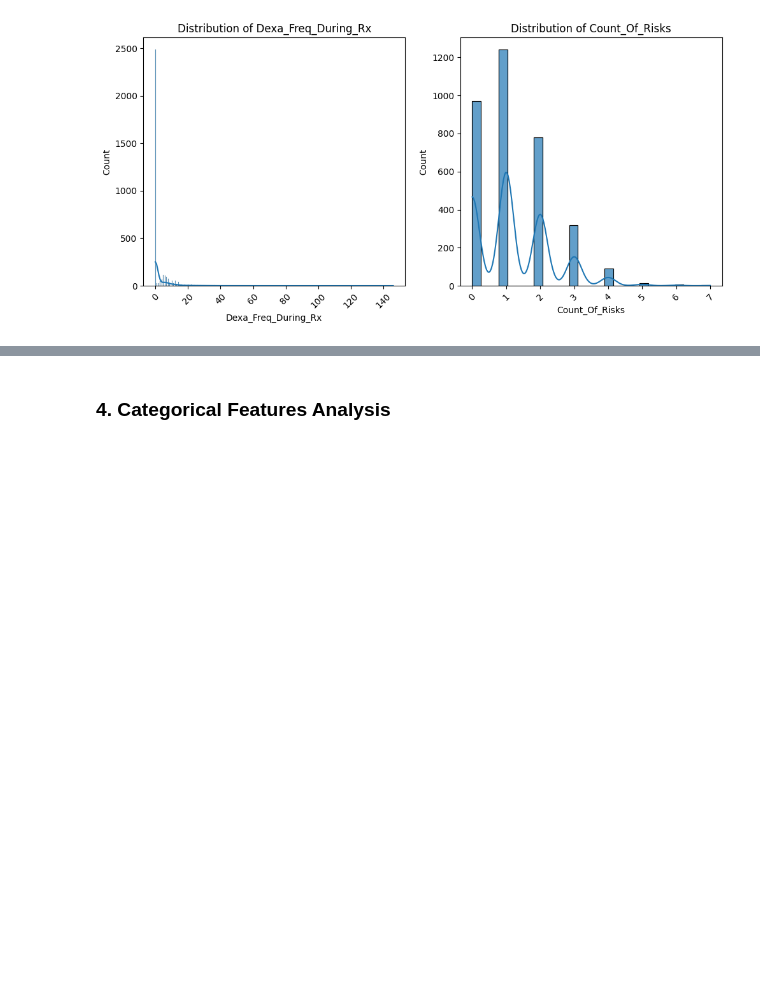
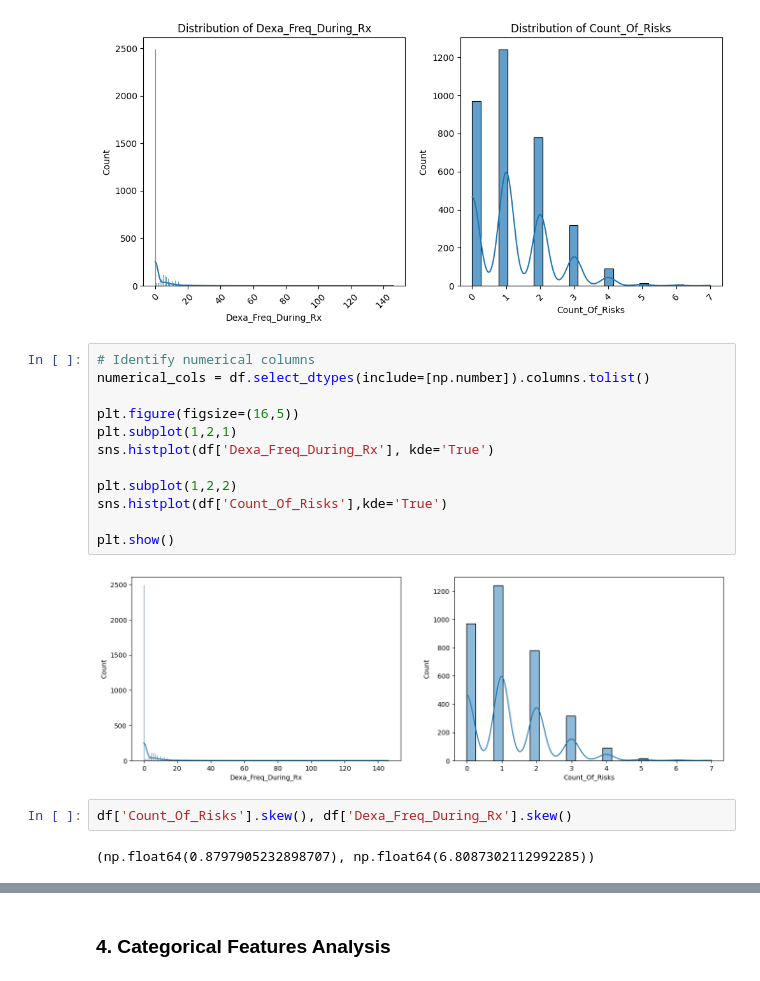
Before and after one commit to SKeval/Persistency-of-Drug-Healthcare-Project, a Jupyter notebook: app.ipynb, the cells around one changed output, grey strips where cells are left out. Cells and saved outputs as stored; diff of their text form; blank space fills up the shorter version.

```diff
--- a/app.ipynb
+++ b/app.ipynb
@@ -248,3 +248,21 @@ else:
 # %% [output]
 Numerical columns (2): ['Dexa_Freq_During_Rx', 'Count_Of_Risks']
 [figure]
+# %%
+# Identify numerical columns
+numerical_cols = df.select_dtypes(include=[np.number]).columns.tolist()
+
+plt.figure(figsize=(16,5))
+plt.subplot(1,2,1)
+sns.histplot(df['Dexa_Freq_During_Rx'], kde='True')
+
+plt.subplot(1,2,2)
+sns.histplot(df['Count_Of_Risks'],kde='True')
+
+plt.show()
+# %% [output]
+[figure, added]
+# %%
+df['Count_Of_Risks'].skew(), df['Dexa_Freq_During_Rx'].skew()
+# %% [output]
+(np.float64(0.8797905232898707), np.float64(6.8087302112992285))
```
Also changed, not shown: parts of 37 cells of this notebook.
